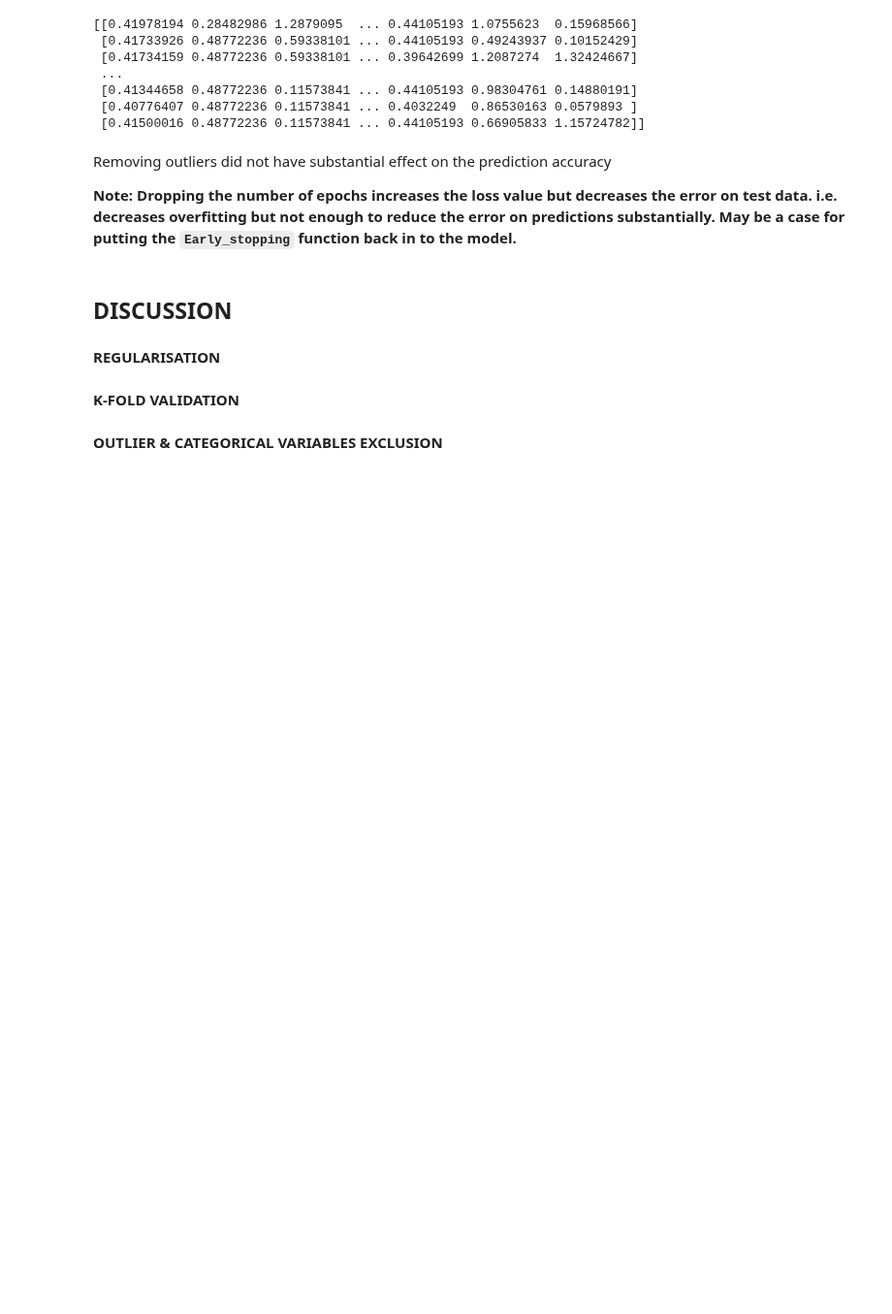
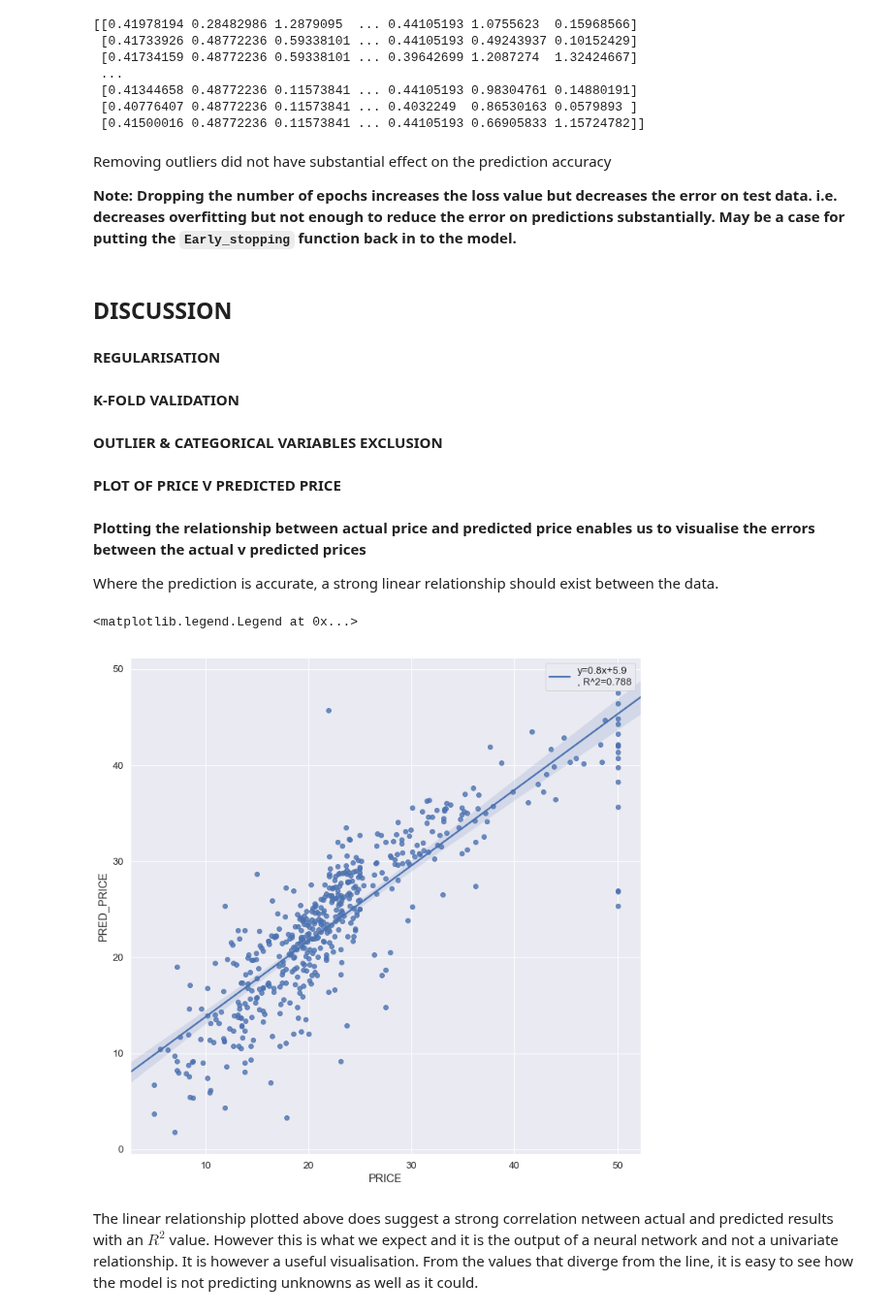
Before and after one commit to oreillyh/Machine-Learning-Statistics, a Jupyter notebook: MACHINE LEARNING AND STATISTICS PROJECT .ipynb, the cells around one changed output. Shown at 97% size. Drawn from its saved outputs; the diff is of its cells as text; code cells hidden in the pictures; blank space fills up the shorter version.

```diff
--- a/MACHINE LEARNING AND STATISTICS PROJECT .ipynb
+++ b/MACHINE LEARNING AND STATISTICS PROJECT .ipynb
@@ -913,3 +935,42 @@ Removing outliers did not have  substantial effect on the prediction accuracy
 **K-FOLD VALIDATION**
 # %% [markdown]
 **OUTLIER & CATEGORICAL VARIABLES EXCLUSION**
+# %% [markdown]
+**PLOT OF PRICE V PREDICTED PRICE**
+# %%
+X =bos['PRICE']
+Y= y_pred #(columns='pred price'))
+
+#create two pandas dataframes
+x = pd.DataFrame(X)
+
+y = pd.DataFrame(Y, columns =['PRED_PRICE'])
+
+#contatenate the two dataframes
+result = pd.concat([x, y], axis=1)
+# %% [markdown]
+**Plotting the relationship between actual price and predicted price enables us to visualise the errors between the actual v predicted prices**
+
+Where the prediction is accurate, a strong linear relationship should exist between the data.
+# %%
+plt.figure(figsize=(12,12))
+
+#sns.regplot(x= "PRICE", y ="PRED_PRICE", data = result)
+#plt.plot(y, 'r-', label ='Prediction')
+#plt.plot(x, 'g', label = 'Actual')
+#plt.title("Linear Relationship: Neural Network Prediction V Actual")
+
+#plt.show()
+slope, intercept, r_value, p_value, std_err = stats.linregress(result['PRICE'],result['PRED_PRICE'])
+
+# Display equation of the line and R^2
+ax = sns.regplot(x="PRICE", y="PRED_PRICE", data=result, color='b',
+ line_kws={'label':"y={0:.1f}x+{1:.1f}\n, R^2={0:.3f}".format(slope,intercept,r_value)})
+
+# plot legend
+ax.legend()
+# %% [output]
+<matplotlib.legend.Legend at 0x...>
+[figure, added]
+# %% [markdown]
+The linear relationship plotted above does suggest a strong correlation netween actual and predicted results with an $R^2$ value. However this is what we expect and it is the output of a neural network and not a univariate relationship. It is however a useful visualisation. From the values that diverge from the line, it is easy to see how the model is not predicting unknowns as well as it could.
```
Also changed, not shown: parts of 19 cells of this notebook.
